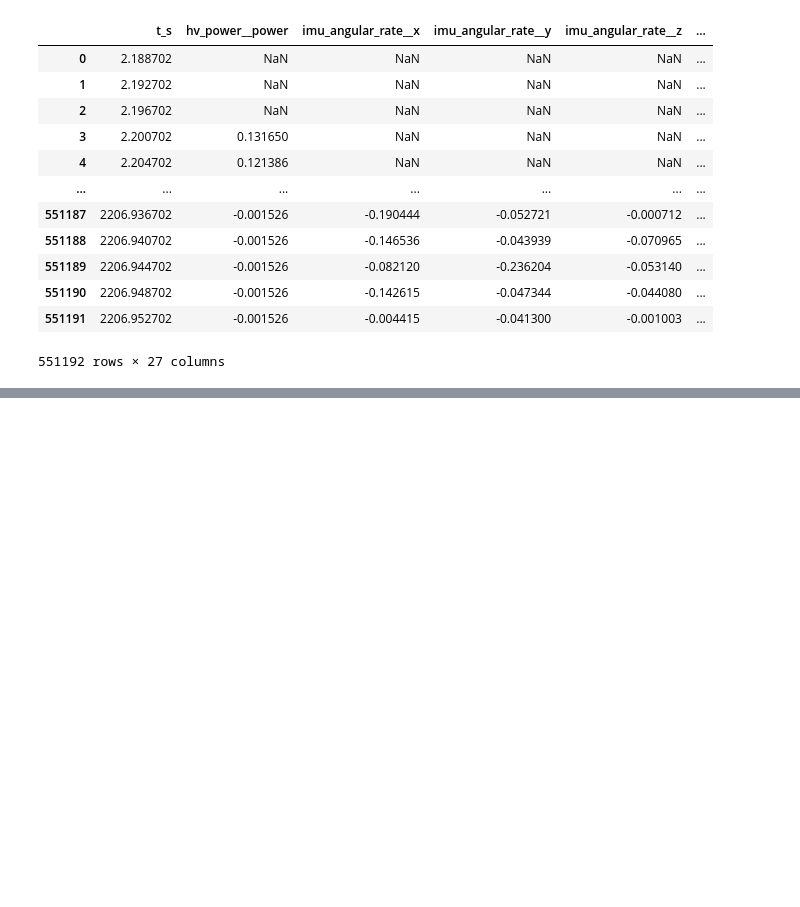
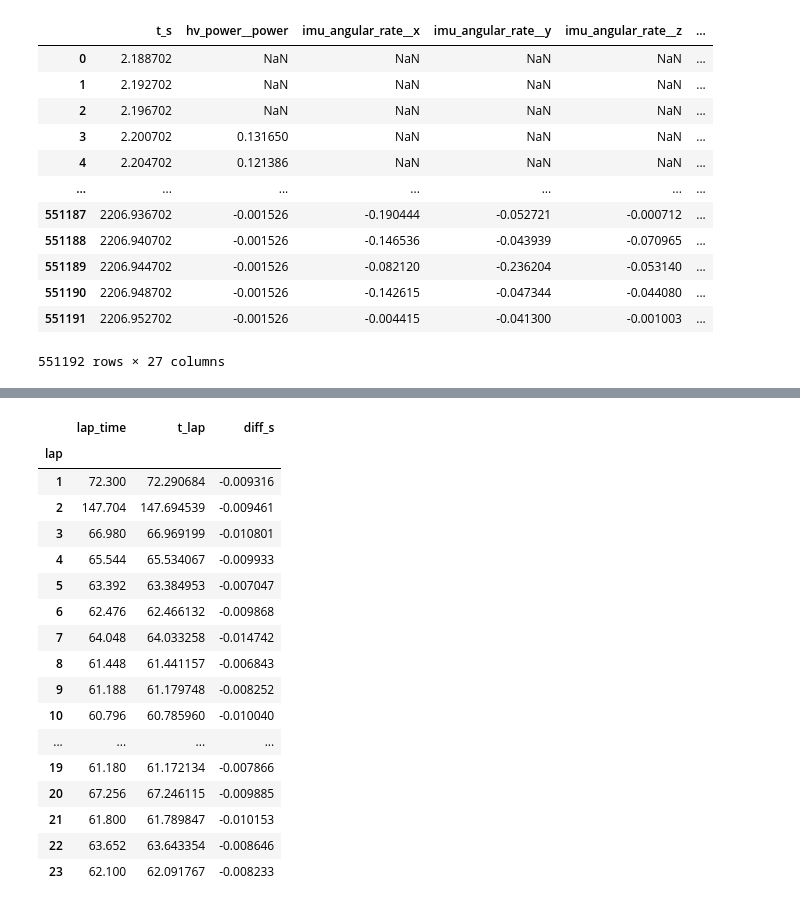
Before and after one commit to manelbenabid/recruiting-sw-telemetry, a Jupyter notebook: notebooks/07_segment.ipynb, the cells around one changed output, grey strips where cells are left out. Cells and saved outputs as stored; diff of their text form; code cells hidden in the pictures; blank space fills up the shorter version.

```diff
--- a/notebooks/07_segment.ipynb
+++ b/notebooks/07_segment.ipynb
@@ -426,0 +415,5 @@ df.loc[df['t_s'].isin(valid_rows), :]
+# %%
+from src.segment import build_distance_grid
+
+grid_df = build_distance_grid(df, laps, standstills, track_length, save=False)
+grid_df.head()
@@ -426,0 +449,25 @@ df.loc[df['t_s'].isin(valid_rows), :]
+# %%
+# 2. t_lap at the end of each lap ~ lap_time
+last = grid_df.groupby("lap")["t_lap"].last()
+cmp = laps.set_index("lap")[["lap_time"]].join(last, how="inner")
+cmp["diff_s"] = cmp["t_lap"] - cmp["lap_time"]
+cmp
+# %% [output]
+|  | lap_time | t_lap | diff_s |
+| lap |  |  |  |
+| 1 | 72.300 | 72.290684 | -0.009316 |
+| 2 | 147.704 | 147.694539 | -0.009461 |
+| 3 | 66.980 | 66.969199 | -0.010801 |
+| 4 | 65.544 | 65.534067 | -0.009933 |
+| 5 | 63.392 | 63.384953 | -0.007047 |
+| 6 | 62.476 | 62.466132 | -0.009868 |
+| 7 | 64.048 | 64.033258 | -0.014742 |
+| 8 | 61.448 | 61.441157 | -0.006843 |
+| 9 | 61.188 | 61.179748 | -0.008252 |
+| 10 | 60.796 | 60.785960 | -0.010040 |
+| ... | ... | ... | ... |
+| 19 | 61.180 | 61.172134 | -0.007866 |
+| 20 | 67.256 | 67.246115 | -0.009885 |
+| 21 | 61.800 | 61.789847 | -0.010153 |
+| 22 | 63.652 | 63.643354 | -0.008646 |
+| 23 | 62.100 | 62.091767 | -0.008233 |
```
Also changed, not shown: parts of 7 cells of this notebook.
